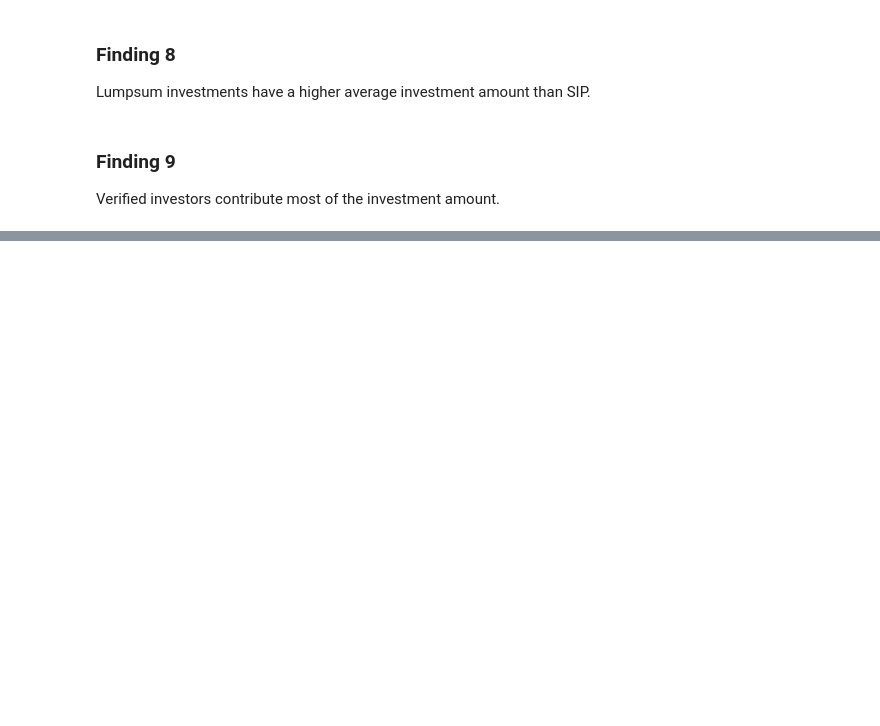
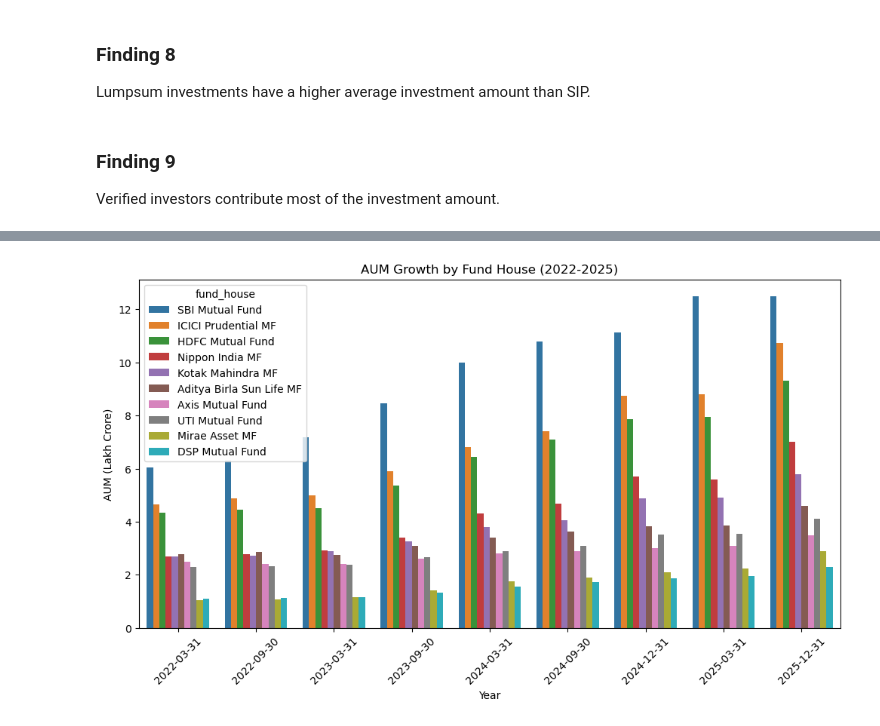
Before and after one commit to sanallabhavana17/MutualFundAnalytics, a Jupyter notebook: notebooks/EDA_Analysis.ipynb, the cells around one changed output, grey strips where cells are left out. Cells and saved outputs as stored; diff of their text form; code cells hidden in the pictures; blank space fills up the shorter version.

```diff
--- a/notebooks/EDA_Analysis.ipynb
+++ b/notebooks/EDA_Analysis.ipynb
@@ -269,0 +329,26 @@ Verified investors contribute most of the investment amount.
+# %%
+import pandas as pd
+import matplotlib.pyplot as plt
+import seaborn as sns
+
+# Read the dataset
+df = pd.read_csv("../Data/Raw/drive-download-20260724T173806Z-1-001/03_aum_by_fund_house.csv")
+
+# Create chart
+plt.figure(figsize=(12,6))
+
+sns.barplot(
+    data=df,
+    x="date",
+    y="aum_lakh_crore",
+    hue="fund_house"
+)
+
+plt.title("AUM Growth by Fund House (2022-2025)")
+plt.xlabel("Year")
+plt.ylabel("AUM (Lakh Crore)")
+plt.xticks(rotation=45)
+
+plt.show()
+# %% [output]
+[figure, added]
```
Also changed, not shown: parts of 19 cells of this notebook.
